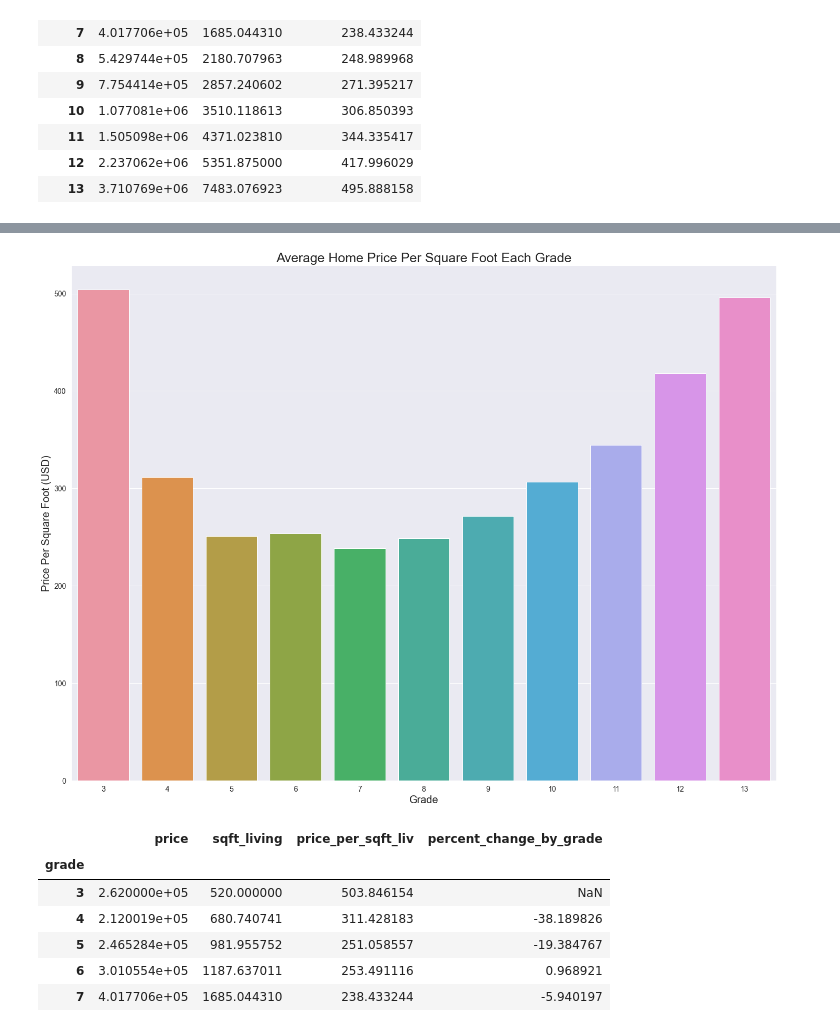
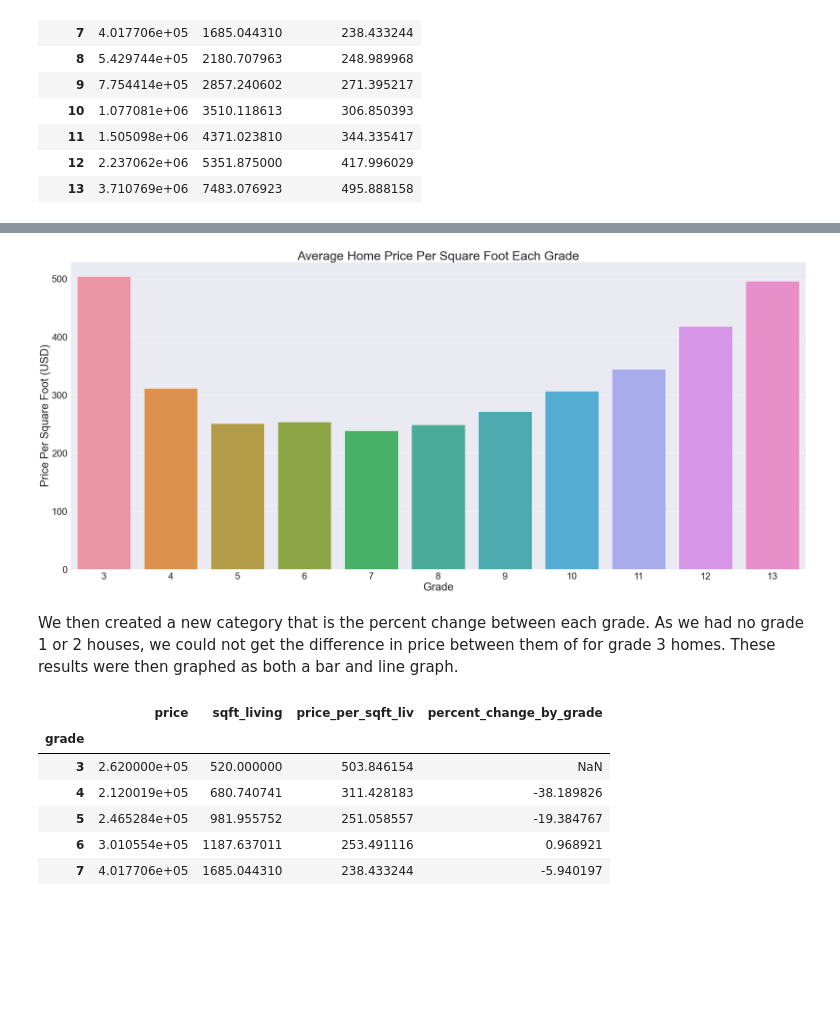
Before and after one commit to soohojp/Phase2_Project, a Jupyter notebook: Price_Grade_Sqft.ipynb, the cells around one changed output, grey strips where cells are left out. Cells and saved outputs as stored; diff of their text form; code cells hidden in the pictures; blank space fills up the shorter version.

```diff
--- a/Price_Grade_Sqft.ipynb
+++ b/Price_Grade_Sqft.ipynb
@@ -81,14 +95,15 @@ plt.tick_params(axis='both', which='major', labelsize=14)
 # %%
 
 ax = sns.barplot(x = ind,  y = avg_price_by_grade["price_per_sqft_liv"])
-sns.set(rc = {'figure.figsize': (24,18)})
-ax.set_xlabel("Grade", fontsize = 20)
-ax.set_ylabel("Price Per Square Foot (USD)", fontsize = 20)
-ax.set_title("Average Home Price Per Square Foot Each Grade", fontsize = 25)
-ax.set_xticklabels(ax.get_xmajorticklabels(), fontsize = 18);
-plt.tick_params(axis='both', which='major', labelsize=14)
+sns.set(rc = {'figure.figsize': (42,18)})
+ax.set_xlabel("Grade", fontsize = 35)
+ax.set_ylabel("Price Per Square Foot (USD)", fontsize = 35)
+ax.set_title("Average Home Price Per Square Foot Each Grade", fontsize = 40)
+plt.tick_params(axis='both', which='major', labelsize=30)
 # %% [output]
-[figure, old version]
+[figure, new version]
+# %% [markdown]
+We then created a new category that is the percent change between each grade. As we had no grade 1 or 2 houses, we could not get the difference in price between them of for grade 3 homes. These results were then graphed as both a bar and line graph.
 # %%
 avg_price_by_grade["percent_change_by_grade"] = avg_price_by_grade["price_per_sqft_liv"].pct_change() * 100
 # %%
```
Also changed, not shown: parts of 11 cells of this notebook.
